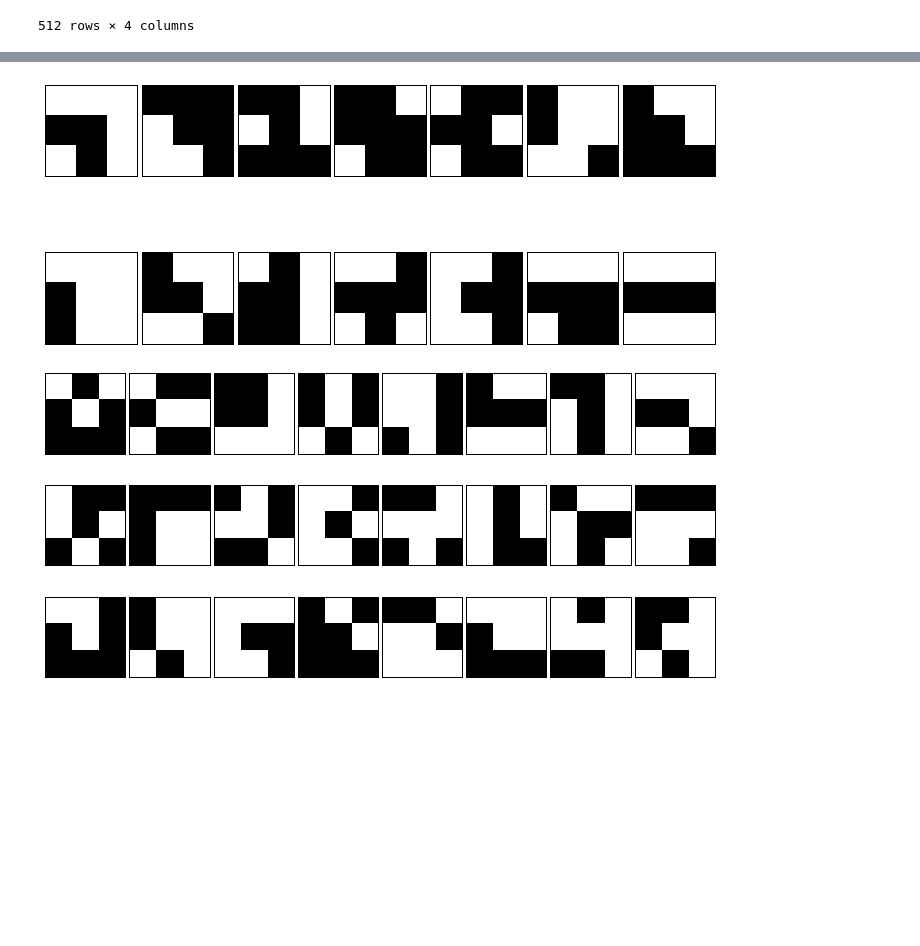
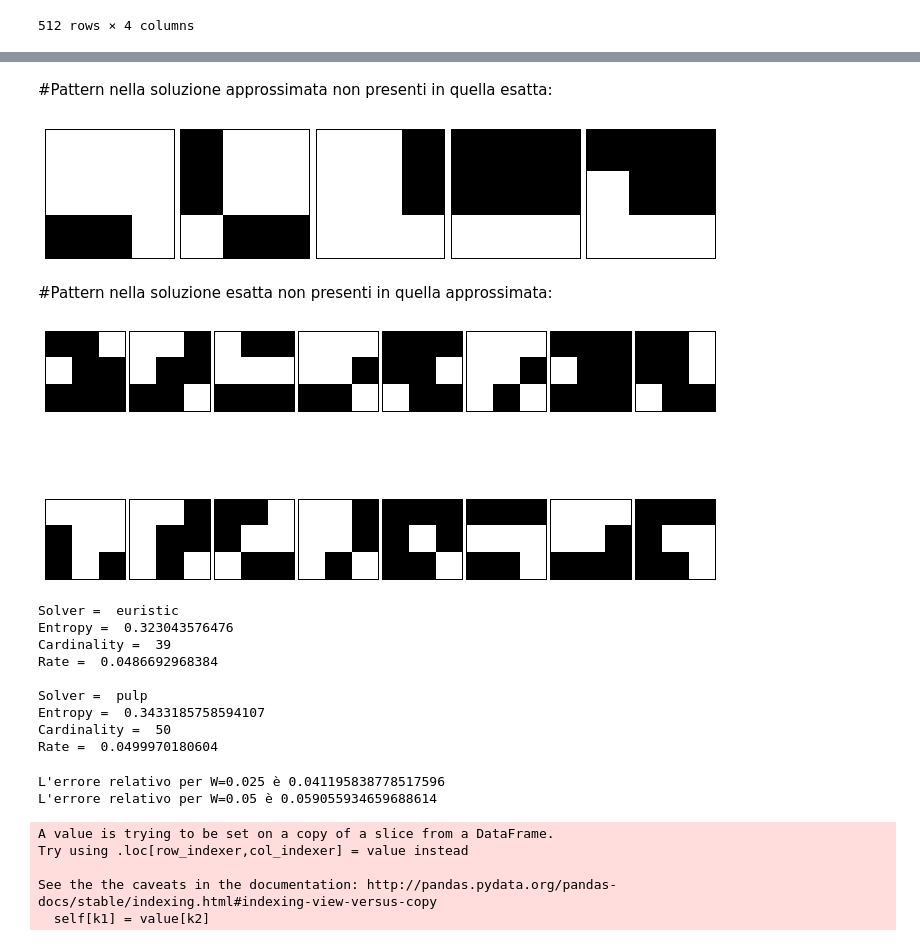
Before and after one commit to nareto/BPV, a Jupyter notebook: analysis5-selected_patterns.ipynb, the cells around one changed output, grey strips where cells are left out. Drawn from its saved outputs; the diff is of its cells as text; code cells hidden in the pictures; blank space fills up the shorter version.

```diff
--- a/analysis5-selected_patterns.ipynb
+++ b/analysis5-selected_patterns.ipynb
@@ -160,18 +152,51 @@ print(len(euristic_minus_pulp),len(pulp_minus_euristic))
+# %% [markdown]
+#Pattern nella soluzione approssimata non presenti in quella esatta:
 # %%
-fig, axes = plt.subplots(2,7,figsize=(12, 6),
+fig, axes = plt.subplots(1,5,figsize=(12, 6),
                          subplot_kw={'xticks': [], 'yticks': []})
 fig.subplots_adjust(hspace=0, wspace=0.05)
 for ax, matrix in zip(axes.flat,euristic_minus_pulp['pattern-matrix']):
     ax.imshow(matrix,cmap=plt.cm.gray,interpolation='nearest')
 plt.show()
 # %% [output]
-[figure, old version]
+[figure, new version]
+# %% [markdown]
+#Pattern nella soluzione esatta non presenti in quella approssimata:
 # %%
-fig, axes = plt.subplots(3,8,figsize=(12, 6),
+fig, axes = plt.subplots(2,8,figsize=(12, 6),
                          subplot_kw={'xticks': [], 'yticks': []})
 fig.subplots_adjust(hspace=0, wspace=0.05)
 for ax, matrix in zip(axes.flat,pulp_minus_euristic['pattern-matrix']):
     ax.imshow(matrix,cmap=plt.cm.gray,interpolation='nearest')
 plt.show()
 # %% [output]
-[figure, old version]
+[figure, new version]
+# %%
+prbl_approx.pprint_solution()
+prbl_exact.pprint_solution()
+# %% [output]
+Solver =  euristic
+Entropy =  0.323043576476
+Cardinality =  39
+Rate =  0.0486692968384
+
+Solver =  pulp
+Entropy =  0.3433185758594107
+Cardinality =  50
+Rate =  0.0499970180604
+# %%
+print("L'errore relativo per W=0.025 è", (0.024723470758200212 - 0.0237049666428)/0.024723470758200212)
+print("L'errore relativo per W=0.05 è", (0.3433185758594107 - 0.323043576476)/0.3433185758594107)
+# %% [output]
+L'errore relativo per W=0.025 è 0.041195838778517596
+L'errore relativo per W=0.05 è 0.059055934659688614
+# %%
+df = data.df[['pattern-string','p','plog1onp','pulp','euristic']]
+df[['pulp','euristic']] = df[['pulp','euristic']].astype(int)
+df.to_csv('tabellaW=0.05.csv')
+# %% [output]
+A value is trying to be set on a copy of a slice from a DataFrame.
+Try using .loc[row_indexer,col_indexer] = value instead
+
+See the the caveats in the documentation: http://pandas.pydata.org/pandas-docs/stable/indexing.html#indexing-view-versus-copy
+  self[k1] = value[k2]
```
Also changed, not shown: parts of 9 cells of this notebook.
